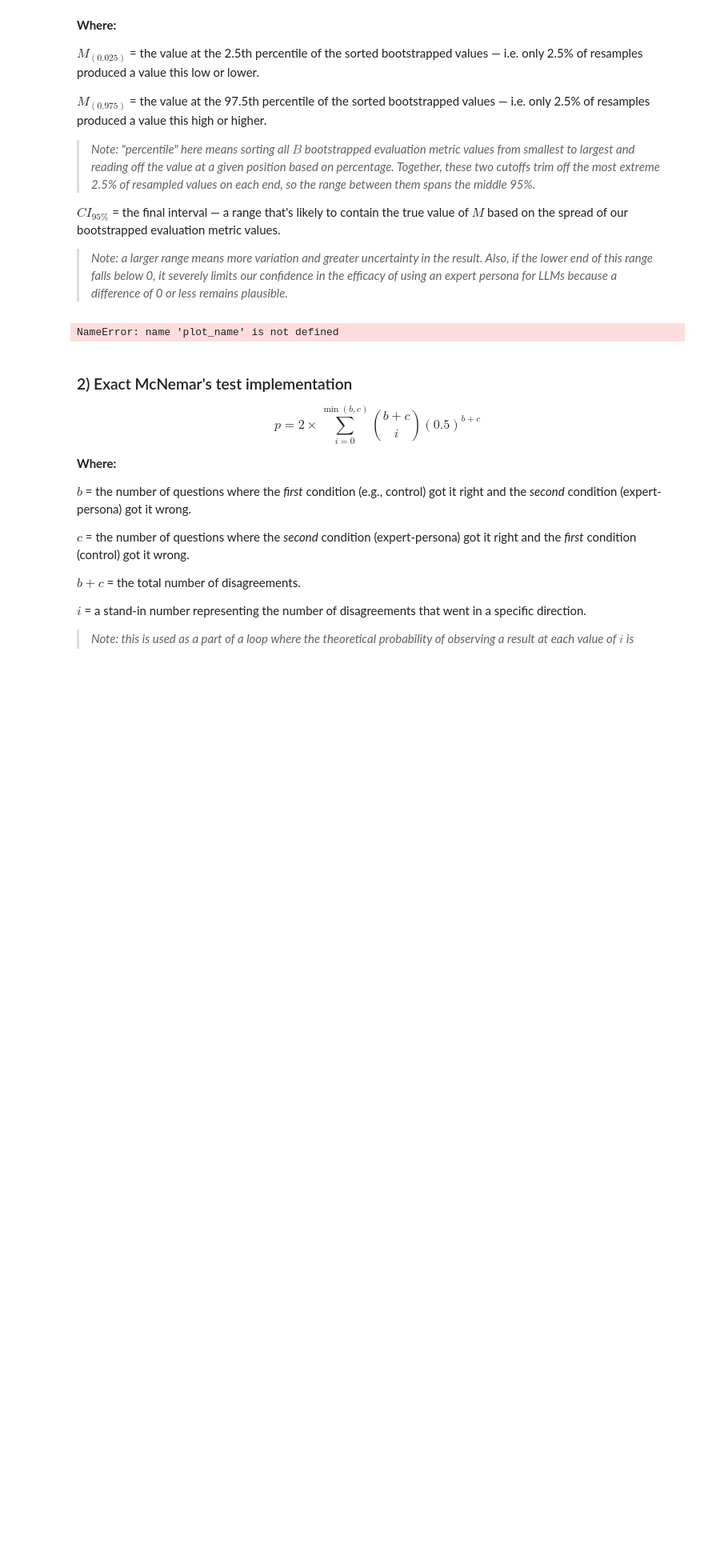
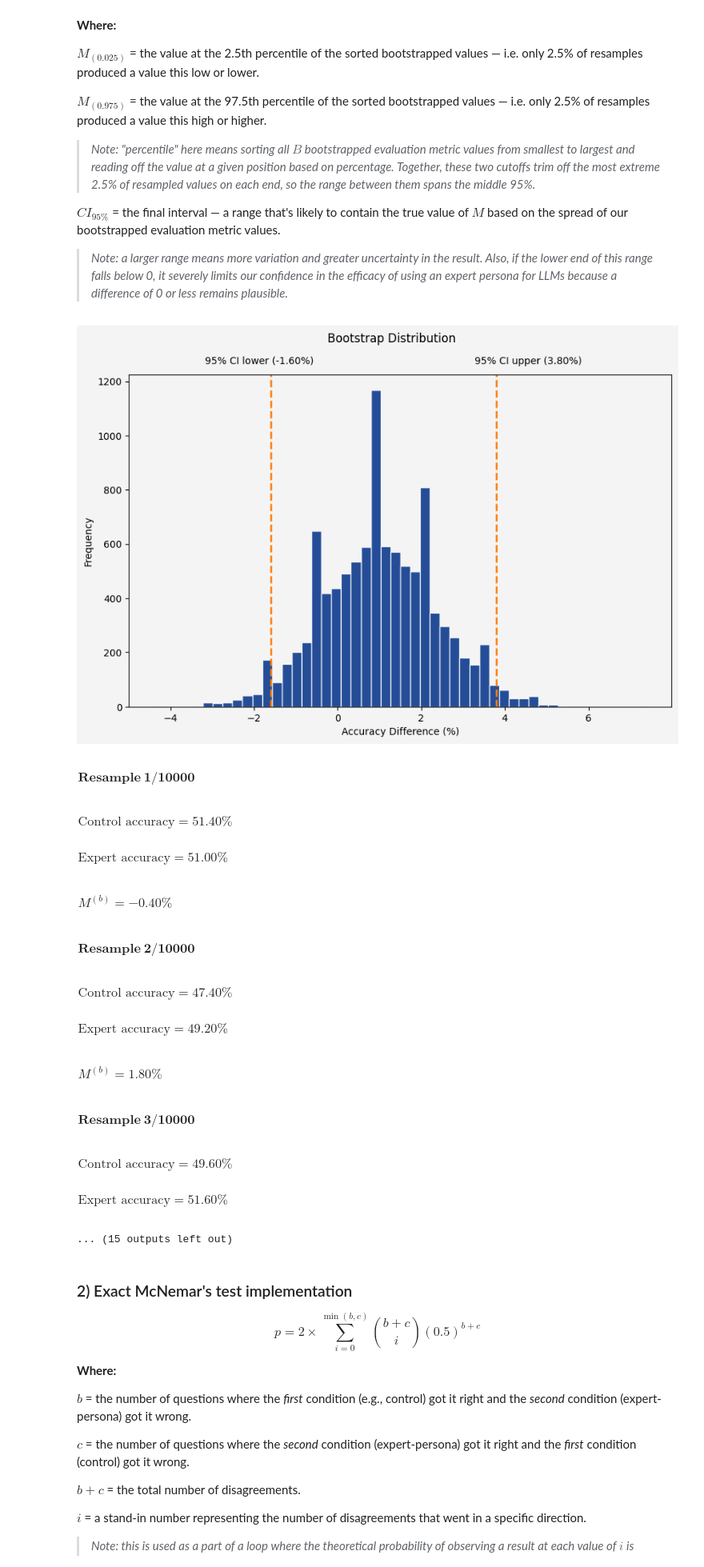
Before and after one commit to jcarterlab/expert-persona-eval, a Jupyter notebook: eval_analysis.ipynb, the cells around one changed output. Shown at 80% size. Cells and saved outputs as stored; diff of their text form; code cells hidden in the pictures; blank space fills up the shorter version.

Commit message:
fix: add second image for boostrap plot

```diff
--- a/eval_analysis.ipynb
+++ b/eval_analysis.ipynb
@@ -361,35 +361,47 @@ show = [True, False]
 
 for i, name in enumerate(names):
 
     create_bootstrapp_vizz(
         fig_width[i],
         fig_height[i],
         name,
-        show=True
+        show[i]
     )
 
 # show results
 if verbose:
     stop = len(results)
 
     if truncate_at is not None and isinstance(truncate_at, (int)):
         stop = min(truncate_at, len(results))
 
     for i, result in enumerate(results[:stop]):
         display(Math(rf'\begin{{array}}{{l}} \\ \\ \mathbf{{Resample\ {i+1}/{n_bootstrap}}} \\ \end{{array}}'))
         display(Math(rf'\begin{{array}}{{l}} \text{{Control accuracy}} = {control[i] * 100:.2f}\% \end{{array}}'))
         display(Math(rf'\begin{{array}}{{l}} \text{{Expert accuracy}} = {expert[i] * 100:.2f}\% \\ \end{{array}}'))
         display(Math(rf'\begin{{array}}{{l}} M^{{(b)}} = {result:.2f}\% \end{{array}}'))
 
     if stop < len(results):
         print("\n\n...\n\n")
 
 display(Math(rf'\begin{{array}}{{l}} \mathbf{{Bootstrap\ results}} \\ \end{{array}}'))
 display(Math(rf'\begin{{array}}{{l}} \bar{{M}} = {results.mean():.2f}\% \end{{array}}'))
 display(Math(rf'\begin{{array}}{{l}} SE_{{\text{{boot}}}} = {results.std(ddof=1):.2f}\% \end{{array}}'))
 display(Math(rf'\begin{{array}}{{l}} CI_{{95\%}} = [{ci[0]:.2f}\%,\; {ci[1]:.2f}\%] \\ \\ \\ \\ \end{{array}}'))
 # %% [output]
+[figure, added]
+$\displaystyle \begin{array}{l} \\ \\ \mathbf{Resample\ 1/10000} \\ \end{array}$
+$\displaystyle \begin{array}{l} \text{Control accuracy} = 51.40\% \end{array}$
+$\displaystyle \begin{array}{l} \text{Expert accuracy} = 51.00\% \\ \end{array}$
+$\displaystyle \begin{array}{l} M^{(b)} = -0.40\% \end{array}$
+$\displaystyle \begin{array}{l} \\ \\ \mathbf{Resample\ 2/10000} \\ \end{array}$
+$\displaystyle \begin{array}{l} \text{Control accuracy} = 47.40\% \end{array}$
+$\displaystyle \begin{array}{l} \text{Expert accuracy} = 49.20\% \\ \end{array}$
+$\displaystyle \begin{array}{l} M^{(b)} = 1.80\% \end{array}$
+$\displaystyle \begin{array}{l} \\ \\ \mathbf{Resample\ 3/10000} \\ \end{array}$
+$\displaystyle \begin{array}{l} \text{Control accuracy} = 49.60\% \end{array}$
+$\displaystyle \begin{array}{l} \text{Expert accuracy} = 51.60\% \\ \end{array}$
-NameError: name 'plot_name' is not defined
+... (15 outputs left out)
 # %% [markdown]
 ### 2) Exact McNemar's test implementation
 
```
Also changed, not shown: 1 other file.
